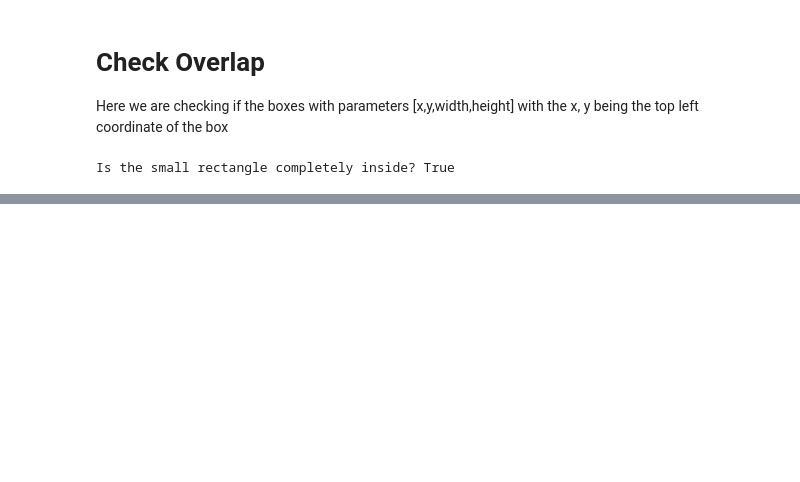
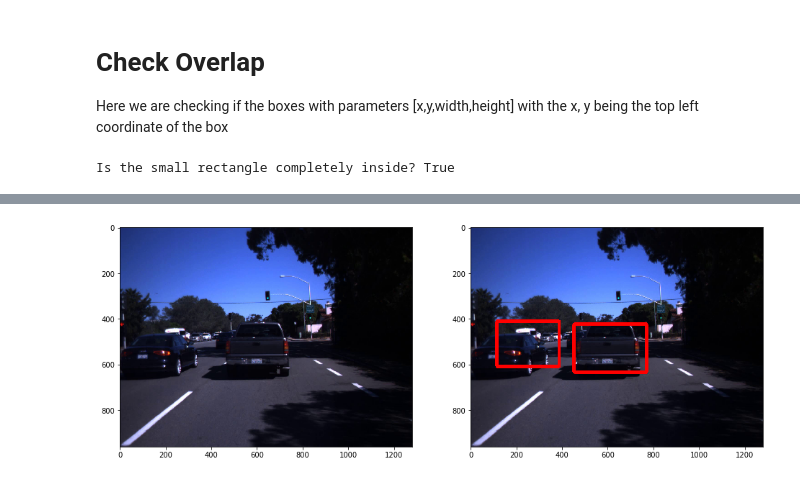
Before and after one commit to djbarajas/ML_Final, a Jupyter notebook: Main_Model.ipynb, the cells around one changed output, grey strips where cells are left out. Drawn from its saved outputs; the diff is of its cells as text; code cells hidden in the pictures; blank space fills up the shorter version.

```diff
--- a/Main_Model.ipynb
+++ b/Main_Model.ipynb
@@ -489,3 +514,8 @@ predict_both("dayClip6--00332.jpg")
         [0.36318436, 0.64009356, 0.42505965, 0.67147505],
         [0.40684217, 0.4576642 , 0.42892665, 0.4756801 ],
         [0.38792768, 0.6189158 , 0.42967227, 0.6353054 ]], dtype=float32))
+# %%
+boxes = predict(vehicle_model, 'dayClip6--00332.jpg')
+draw_on_image(boxes, 'dayClip6--00332.jpg')
+# %% [output]
+[figure, added]
```
Also changed, not shown: parts of 5 cells of this notebook, 1 other file.
